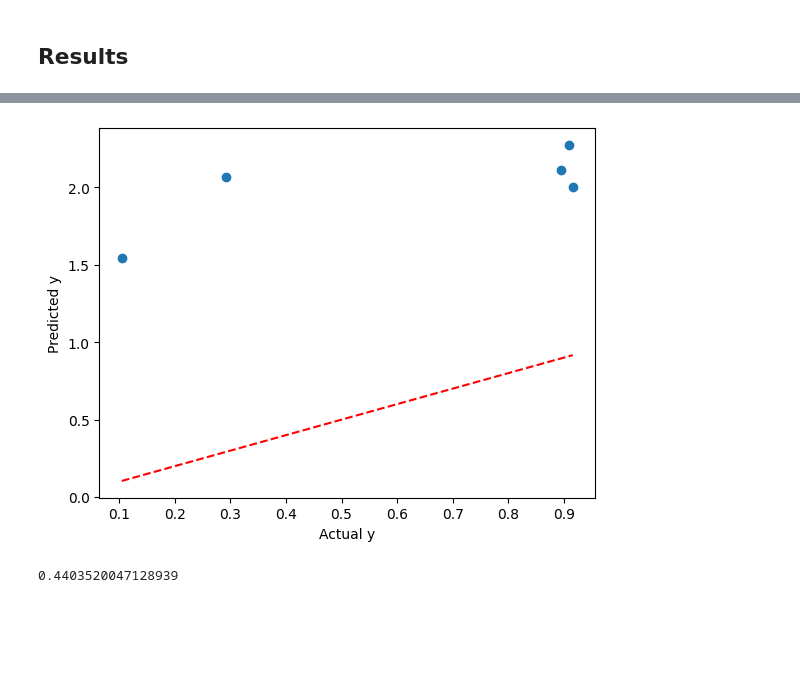
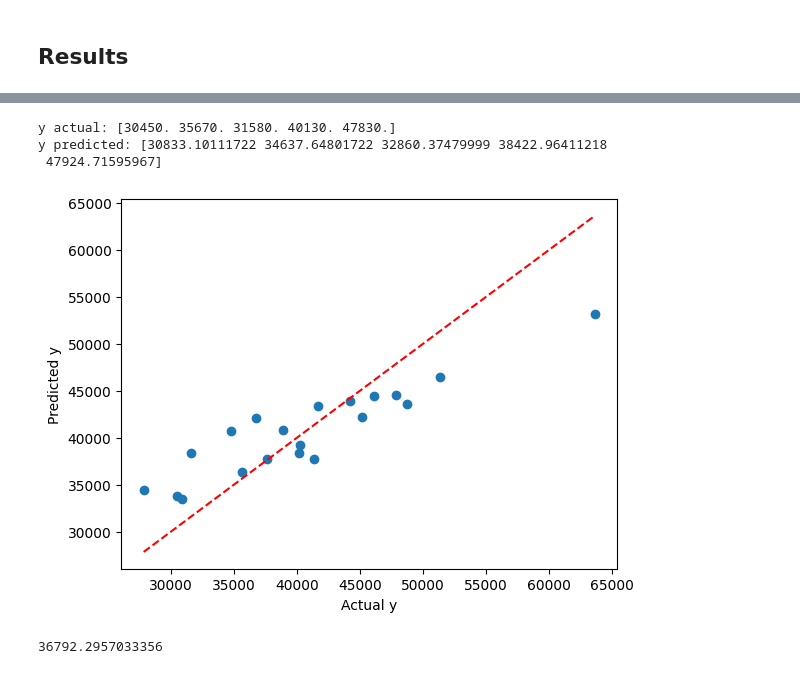
Before and after one commit to gettingwings/Multivariate-Linear-Regression, a Jupyter notebook: Linear Regression.ipynb, the cells around one changed output, grey strips where cells are left out. Cells and saved outputs as stored; diff of their text form; code cells hidden in the pictures; blank space fills up the shorter version.

```diff
--- a/Linear Regression.ipynb
+++ b/Linear Regression.ipynb
@@ -231,14 +284,14 @@ print(f'cost: {cost}')
 dj_dw, dj_db = compute_gradient(X,y,W,b)
 print(f'dj_dw: {dj_dw} \ndj_db: {dj_db}')
 
-final_W, final_b, cost_history, cycles = compute_gradient_descent(X,y,W,b, alpha=0.01, iterations=1000, epsilon=0.08)
+final_W, final_b, cost_history, cycles = compute_gradient_descent(X,y,W,b, alpha=0.01, iterations=5000, epsilon=0.08)
 print(f'Final W: {final_W} ,\nFinal b: {final_b}')
 
 print(f'So the cost came from {cost_history[0]:.2f} to {cost_history[-1]:.2f} after {cycles} iterations')
 
 print(f'Linear Regression Model is y = wx + b')
-print(f'Linear Regression Model is y = w1x1 + w2x2 + w3x3 + w4x4 + b ; here number of features are 4 so we have 4 weights')
-print(f'Linear Regression Model is y = {final_W[0]:.2f}x1 + {final_W[1]:.2f}x2 + {final_W[2]:.2f}x3+ {final_W[3]:.2f}x4 + {final_b:.2f}')
+#print(f'Linear Regression Model is y = w1x1 + w2x2 + w3x3 + w4x4 + b ; here number of features are 4 so we have 4 weights')
+#print(f'Linear Regression Model is y = {final_W[0]:.2f}x1 + {final_W[1]:.2f}x2 + {final_W[2]:.2f}x3+ {final_W[3]:.2f}x4 + {final_b:.2f}')
 
 plot_simple( range(len(cost_history)), cost_history, "iterations", "cost" )
 # %% [output]
@@ -255,14 +306,23 @@ Linear Regression Model is y = 0.45x1 + -0.08x2 + -0.03x3+ 0.71x4 + 0.95
+# %%
+y_pred = X @ final_W + final_b
+
+# Viewing first 5 values of actual y and predicted y
+print(f'y actual: {y[:5]}')
+print(f'y predicted: {y_pred[:5]}')
+# %% [output]
+y actual: [30450. 35670. 31580. 40130. 47830.]
+y predicted: [30833.10111722 34637.64801722 32860.37479999 38422.96411218
+ 47924.71595967]
 # %%
 # plot linear model
-y_pred = X @ W + b
 
 plt.scatter(y, y_pred)
 plt.xlabel("Actual y")
 plt.ylabel("Predicted y")
 plt.plot([y.min(), y.max()], [y.min(), y.max()], 'r--')
 plt.show()
 # %% [output]
-[figure, old version]
+[figure, new version]
 # %%
 def predict_y(X, W, b ):
     '''
@@ -281,8 +341,8 @@ def predict_y(X, W, b ):
 
     return y
 # %%
-test_X = np.array([10, 20, 44, 28])
+test_X = np.array([32, 7])
 predicted_y = predict_y(test_X, final_W, final_b)
 print(predicted_y)
 # %% [output]
-0.4403520047128939
+36792.2957033356
```
Also changed, not shown: parts of 10 cells of this notebook, 1 other file.
